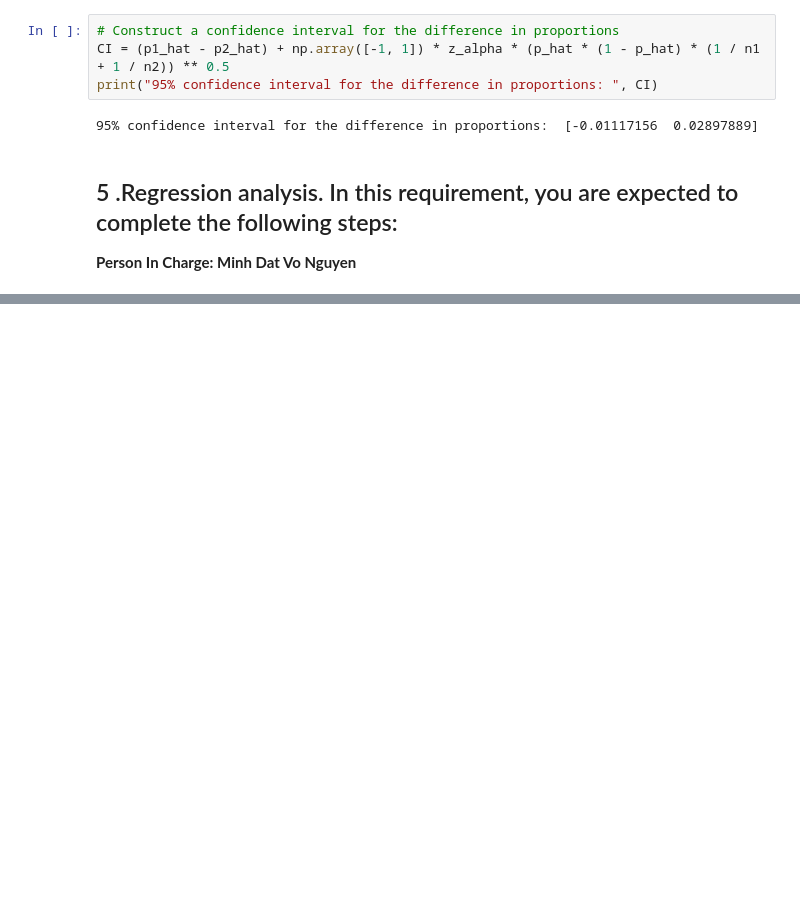
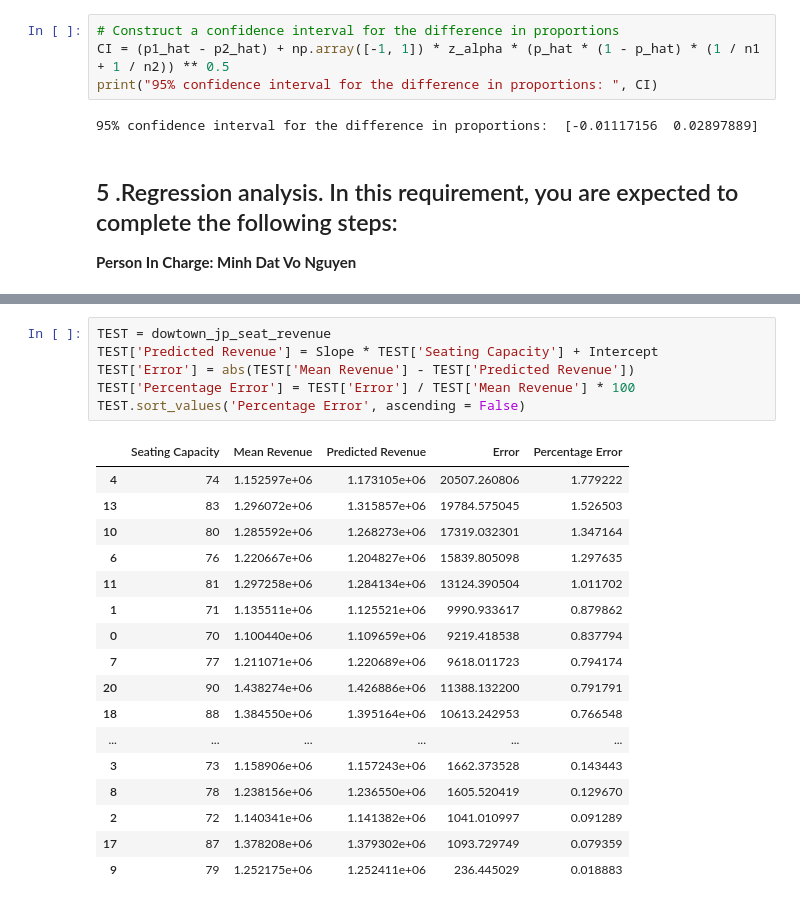
Before and after one commit to hoangziet/Restaurant_Revenue, a Jupyter notebook: notebook.ipynb, the cells around one changed output, grey strips where cells are left out. Saved outputs shown, nothing was run; the diff lists cells and outputs as text; blank space fills up the shorter version.

```diff
--- a/notebook.ipynb
+++ b/notebook.ipynb
@@ -386,0 +465,24 @@ print("95% confidence interval for the difference in proportions: ", CI)
+# %%
+TEST = dowtown_jp_seat_revenue
+TEST['Predicted Revenue'] = Slope * TEST['Seating Capacity'] + Intercept
+TEST['Error'] = abs(TEST['Mean Revenue'] - TEST['Predicted Revenue'])
+TEST['Percentage Error'] = TEST['Error'] / TEST['Mean Revenue'] * 100
+TEST.sort_values('Percentage Error', ascending = False)
+# %% [output]
+|  | Seating Capacity | Mean Revenue | Predicted Revenue | Error | Percentage Error |
+| 4 | 74 | 1.152597e+06 | 1.173105e+06 | 20507.260806 | 1.779222 |
+| 13 | 83 | 1.296072e+06 | 1.315857e+06 | 19784.575045 | 1.526503 |
+| 10 | 80 | 1.285592e+06 | 1.268273e+06 | 17319.032301 | 1.347164 |
+| 6 | 76 | 1.220667e+06 | 1.204827e+06 | 15839.805098 | 1.297635 |
+| 11 | 81 | 1.297258e+06 | 1.284134e+06 | 13124.390504 | 1.011702 |
+| 1 | 71 | 1.135511e+06 | 1.125521e+06 | 9990.933617 | 0.879862 |
+| 0 | 70 | 1.100440e+06 | 1.109659e+06 | 9219.418538 | 0.837794 |
+| 7 | 77 | 1.211071e+06 | 1.220689e+06 | 9618.011723 | 0.794174 |
+| 20 | 90 | 1.438274e+06 | 1.426886e+06 | 11388.132200 | 0.791791 |
+| 18 | 88 | 1.384550e+06 | 1.395164e+06 | 10613.242953 | 0.766548 |
+| ... | ... | ... | ... | ... | ... |
+| 3 | 73 | 1.158906e+06 | 1.157243e+06 | 1662.373528 | 0.143443 |
+| 8 | 78 | 1.238156e+06 | 1.236550e+06 | 1605.520419 | 0.129670 |
+| 2 | 72 | 1.140341e+06 | 1.141382e+06 | 1041.010997 | 0.091289 |
+| 17 | 87 | 1.378208e+06 | 1.379302e+06 | 1093.729749 | 0.079359 |
+| 9 | 79 | 1.252175e+06 | 1.252411e+06 | 236.445029 | 0.018883 |
```
Also changed, not shown: parts of 8 cells of this notebook.
